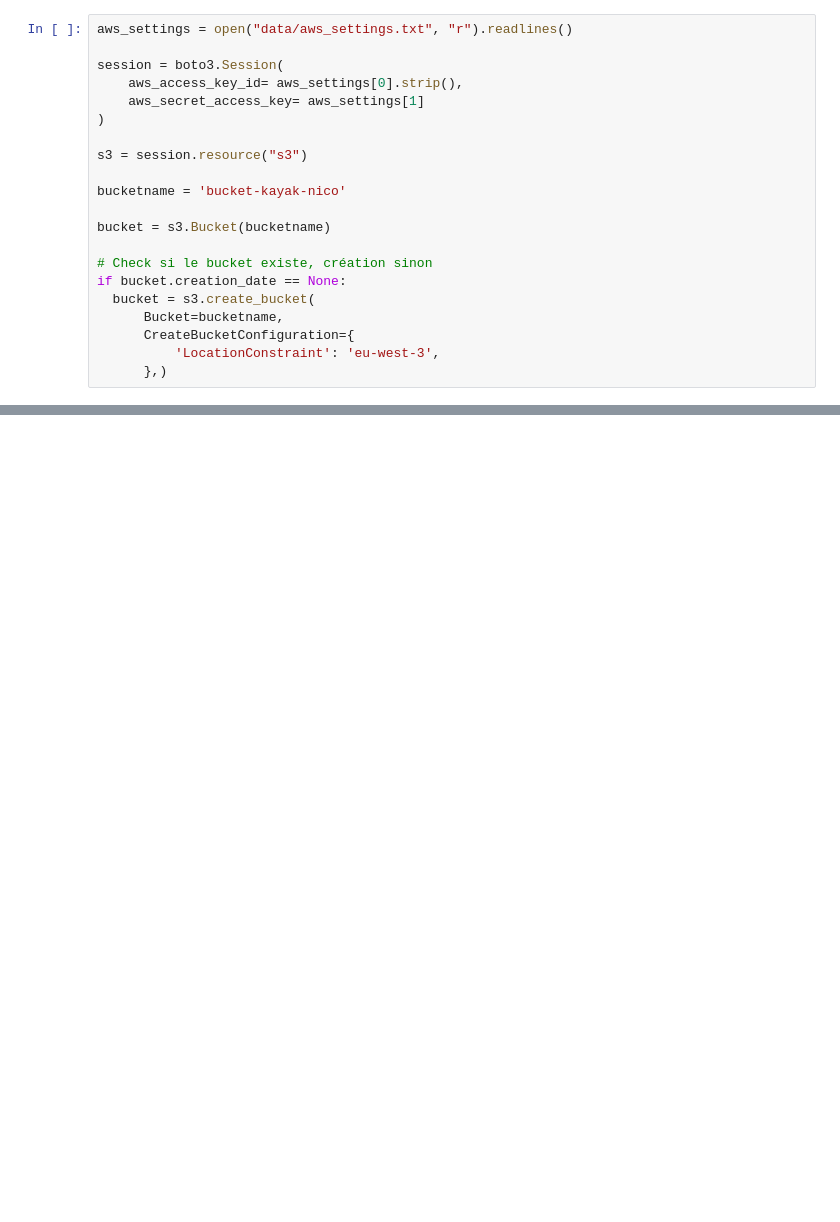
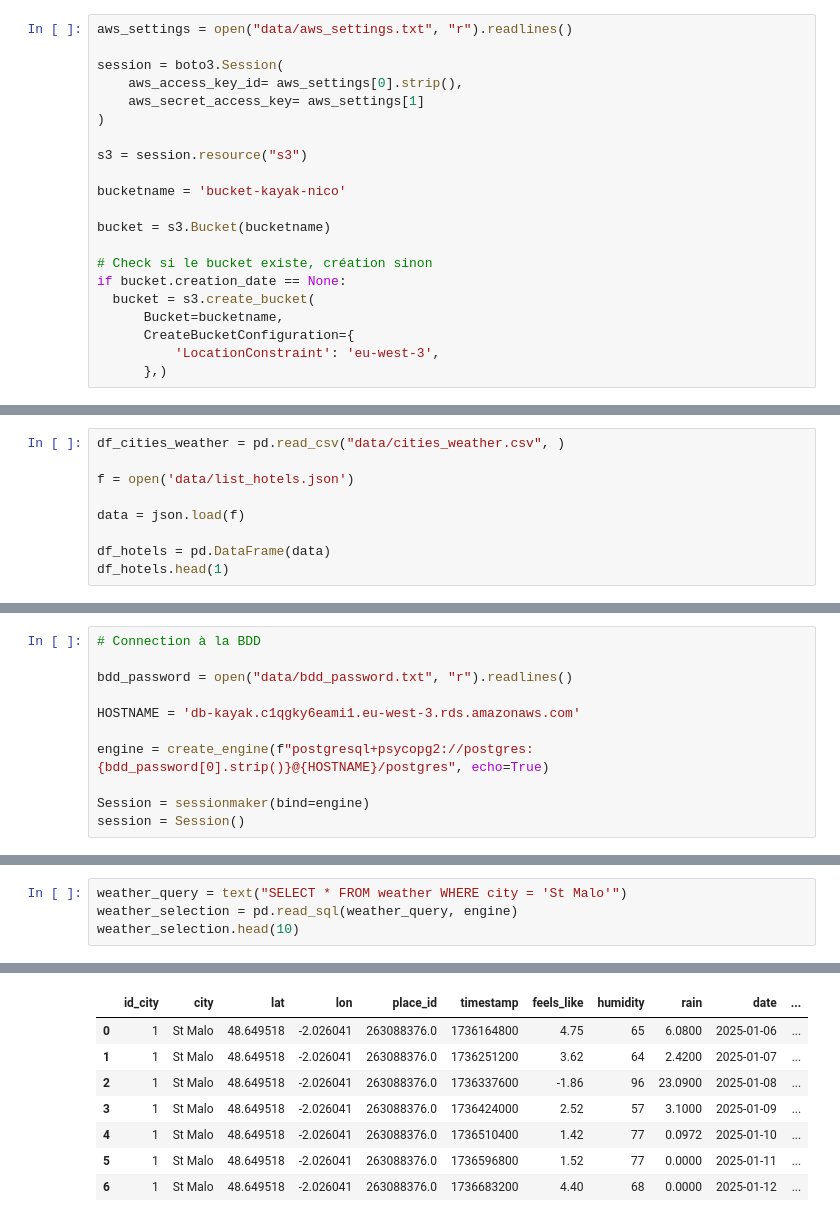
Before and after one commit to nprevost/kayak, a Jupyter notebook: project_kayak.ipynb, the cells around one changed output, grey strips where cells are left out. Saved outputs shown, nothing was run; the diff lists cells and outputs as text; blank space fills up the shorter version.

Commit message:
Connect to RDS

```diff
--- a/project_kayak.ipynb
+++ b/project_kayak.ipynb
@@ -436,0 +420,9 @@ bucket.upload_file("src/list_hotels.json", "list_hotels.json")
+# %%
+df_cities_weather = pd.read_csv("data/cities_weather.csv", )
+
+f = open('data/list_hotels.json')
+
+data = json.load(f)
+
+df_hotels = pd.DataFrame(data)
+df_hotels.head(1)
@@ -436,0 +459,11 @@ bucket.upload_file("src/list_hotels.json", "list_hotels.json")
+# %%
+# Connection à la BDD
+
+bdd_password = open("data/bdd_password.txt", "r").readlines()
+
+HOSTNAME = 'db-kayak.c1qgky6eami1.eu-west-3.rds.amazonaws.com'
+
+engine = create_engine(f"postgresql+psycopg2://postgres:{bdd_password[0].strip()}@{HOSTNAME}/postgres", echo=True)
+
+Session = sessionmaker(bind=engine)
+session = Session()
@@ -436,0 +496,5 @@ bucket.upload_file("src/list_hotels.json", "list_hotels.json")
+# %%
+weather_query = text("SELECT * FROM weather WHERE city = 'St Malo'")
+weather_selection = pd.read_sql(weather_query, engine)
+weather_selection.head(10)
+# %% [output]
@@ -436,0 +509,8 @@ bucket.upload_file("src/list_hotels.json", "list_hotels.json")
+|  | id_city | city | lat | lon | place_id | timestamp | feels_like | humidity | rain | date | ... |
+| 0 | 1 | St Malo | 48.649518 | -2.026041 | 263088376.0 | 1736164800 | 4.75 | 65 | 6.0800 | 2025-01-06 | ... |
+| 1 | 1 | St Malo | 48.649518 | -2.026041 | 263088376.0 | 1736251200 | 3.62 | 64 | 2.4200 | 2025-01-07 | ... |
+| 2 | 1 | St Malo | 48.649518 | -2.026041 | 263088376.0 | 1736337600 | -1.86 | 96 | 23.0900 | 2025-01-08 | ... |
+| 3 | 1 | St Malo | 48.649518 | -2.026041 | 263088376.0 | 1736424000 | 2.52 | 57 | 3.1000 | 2025-01-09 | ... |
+| 4 | 1 | St Malo | 48.649518 | -2.026041 | 263088376.0 | 1736510400 | 1.42 | 77 | 0.0972 | 2025-01-10 | ... |
+| 5 | 1 | St Malo | 48.649518 | -2.026041 | 263088376.0 | 1736596800 | 1.52 | 77 | 0.0000 | 2025-01-11 | ... |
+| 6 | 1 | St Malo | 48.649518 | -2.026041 | 263088376.0 | 1736683200 | 4.40 | 68 | 0.0000 | 2025-01-12 | ... |
```
Also changed, not shown: parts of 20 cells of this notebook, 8 other files.
